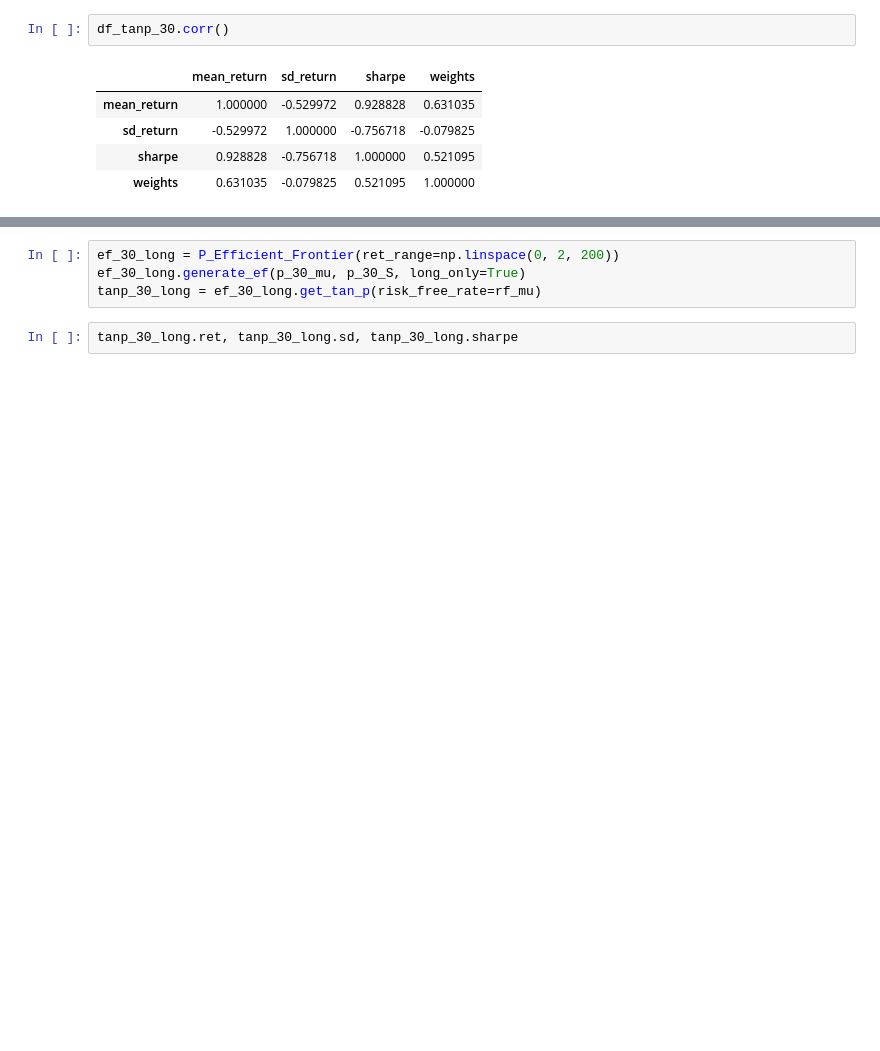
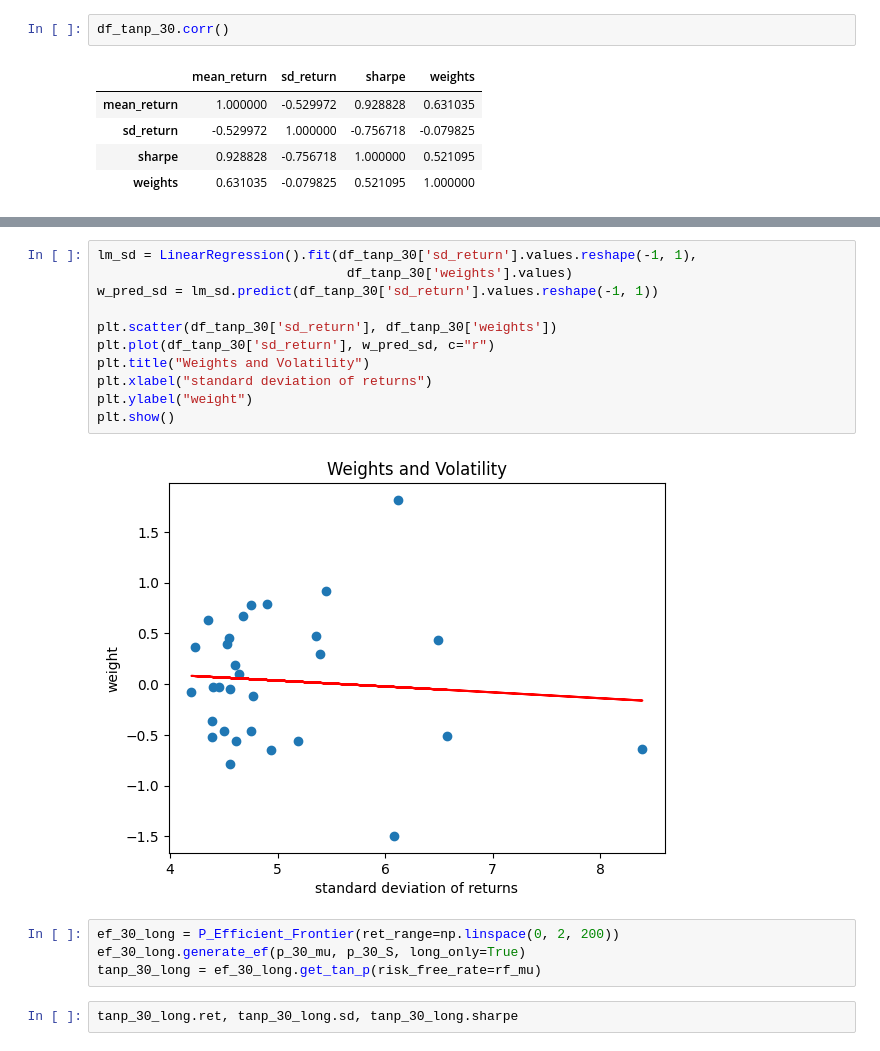
Before and after one commit to gerald-liu/FINA5210, a Jupyter notebook: part-2.ipynb, the cells around one changed output, grey strips where cells are left out. Saved outputs shown, nothing was run; the diff lists cells and outputs as text; blank space fills up the shorter version.

```diff
--- a/part-2.ipynb
+++ b/part-2.ipynb
@@ -258,3 +292,16 @@ df_tanp_30.corr()
+# %%
+lm_sd = LinearRegression().fit(df_tanp_30['sd_return'].values.reshape(-1, 1),
+                                df_tanp_30['weights'].values)
+w_pred_sd = lm_sd.predict(df_tanp_30['sd_return'].values.reshape(-1, 1))
+
+plt.scatter(df_tanp_30['sd_return'], df_tanp_30['weights'])
+plt.plot(df_tanp_30['sd_return'], w_pred_sd, c="r")
+plt.title("Weights and Volatility")
+plt.xlabel("standard deviation of returns")
+plt.ylabel("weight")
+plt.show()
+# %% [output]
+[figure, added]
 # %%
 ef_30_long = P_Efficient_Frontier(ret_range=np.linspace(0, 2, 200))
 ef_30_long.generate_ef(p_30_mu, p_30_S, long_only=True)
```
Also changed, not shown: parts of 5 cells of this notebook, 2 other files.
